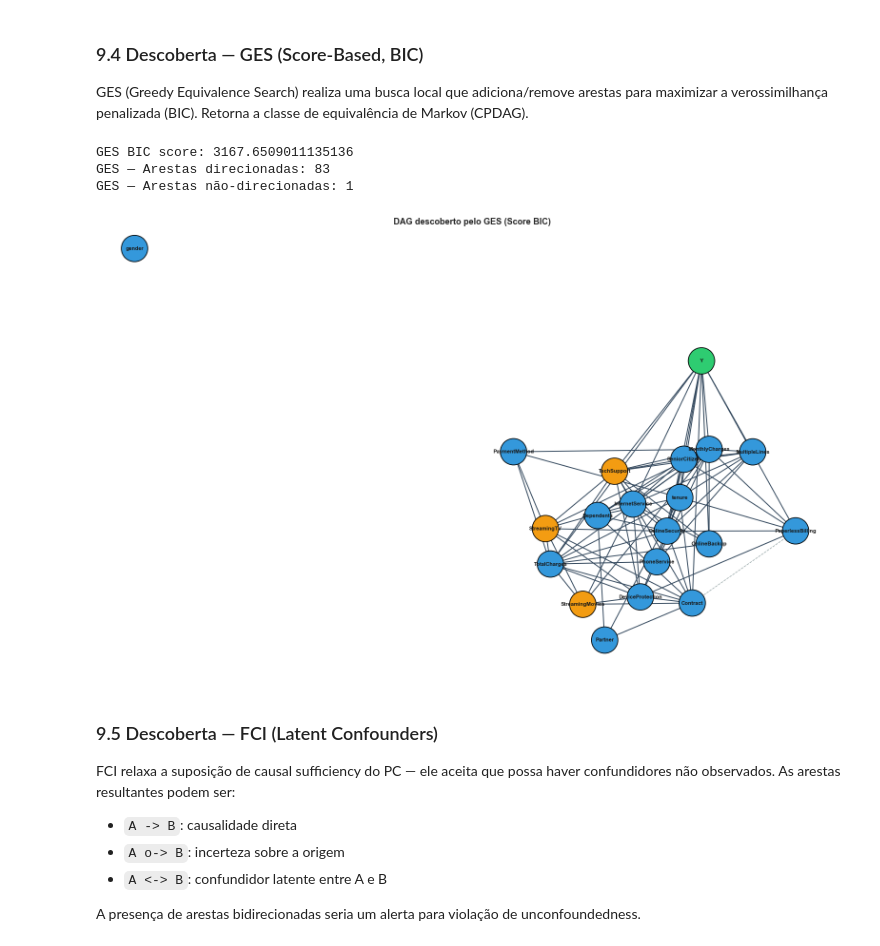
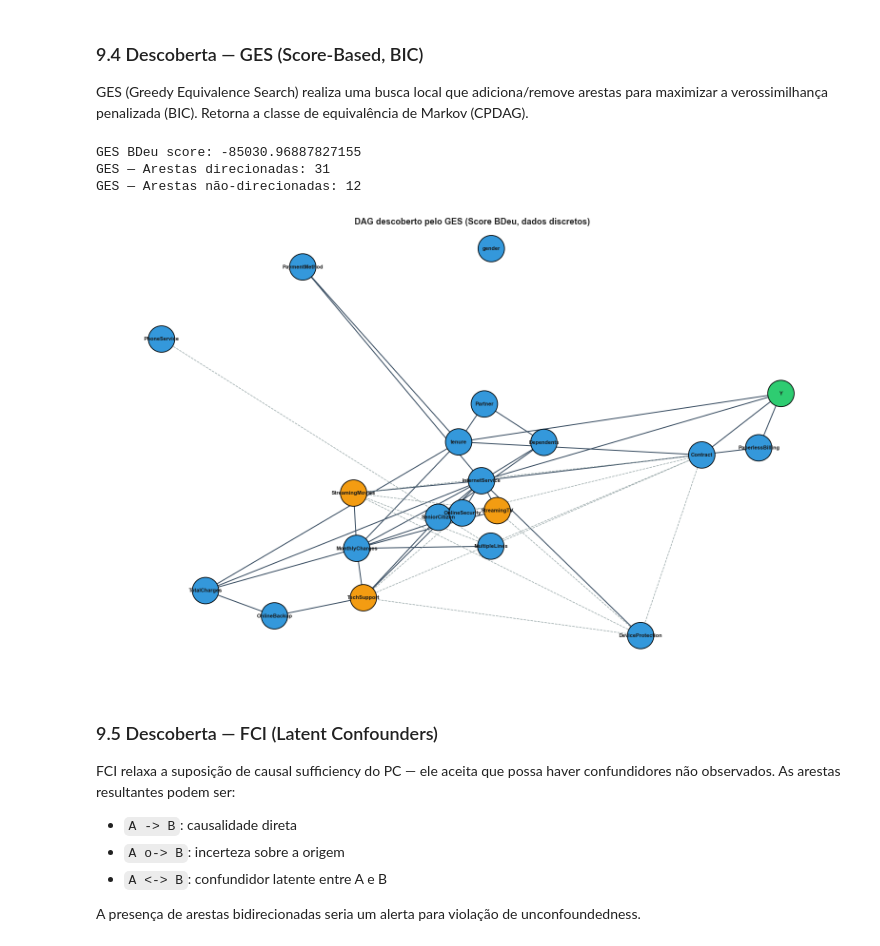
Before and after one commit to tomyt-t/tpcausal, a Jupyter notebook: tpcausal_Lucas.ipynb, the cells around one changed output. Drawn from its saved outputs; the diff is of its cells as text; code cells hidden in the pictures.

```diff
--- a/tpcausal_Lucas.ipynb
+++ b/tpcausal_Lucas.ipynb
@@ -1141,3 +1165,22 @@ Nós (20): ['gender', 'SeniorCitizen', 'Partner', 'Dependents', 'tenure', 'Phone
 | 2 | 1 | 0 | 0 | 0 | -1.236724 | 1 | 0 | 0 | ... |
 | 3 | 1 | 0 | 0 | 0 | 0.514251 | 0 | 1 | 0 | ... |
 | 4 | 0 | 0 | 0 | 0 | -1.236724 | 1 | 0 | 1 | ... |
+# %%
+# 9.1.b — Discretização única para descoberta e scoring (4.1 / 4.2)
+# Algoritmos baseados em teste qui-quadrado (PC/FCI) e score BDeu (GES/pgmpy) exigem dados
+# DISCRETOS. Construímos UMA versão consistente — categóricas em códigos + contínuas em
+# quintis — reaproveitada por todas as etapas (torna os scores BIC/BDeu comparáveis).
+df_disc = df.copy()
+for col in df_disc.select_dtypes(include="object").columns:
+    df_disc[col] = df_disc[col].astype("category").cat.codes
+for col in ["tenure", "MonthlyCharges", "TotalCharges"]:
+    df_disc[col] = pd.qcut(df_disc[col], q=5, labels=False, duplicates="drop").astype(
+        int
+    )
+
+df_disc = df_disc[node_names]  # mesma ordem de colunas que node_names
+data_disc = df_disc.values.astype(int)
+print(
+    f"Dados discretos p/ descoberta e scoring: {data_disc.shape} | "
+    f"níveis máx por variável: {int(data_disc.max()) + 1}"
+)
@@ -1358,24 +1418,25 @@ GES (Greedy Equivalence Search) realiza uma busca local que adiciona/remove ares
 # %%
 from causallearn.search.ScoreBased.GES import ges
 
-ges_result = ges(data_causal, score_func="local_score_BIC")
+# 4.1: dados discretos -> score BDeu (BIC gaussiano não é apropriado para variáveis discretas)
+ges_result = ges(data_disc, score_func="local_score_BDeu")
 G_ges = ges_result["G"]
-print(f"GES BIC score: {ges_result.get('score', 'n/d')}")
+print(f"GES BDeu score: {ges_result.get('score', 'n/d')}")
 
 ges_directed, ges_undirected = extract_edges_from_general_graph(G_ges, node_names)
 print(f"GES — Arestas direcionadas: {len(ges_directed)}")
 print(f"GES — Arestas não-direcionadas: {len(ges_undirected)}")
 
 plot_dag_from_edges(
     ges_directed,
     ges_undirected,
-    "DAG descoberto pelo GES (Score BIC)",
+    "DAG descoberto pelo GES (Score BDeu, dados discretos)",
 )
 # %% [output]
-GES BIC score: 3167.6509011135136
-GES — Arestas direcionadas: 83
-GES — Arestas não-direcionadas: 1
+GES BDeu score: -85030.96887827155
+GES — Arestas direcionadas: 31
+GES — Arestas não-direcionadas: 12
-[figure, old version]
+[figure, new version]
 # %% [markdown]
 ### 9.5 Descoberta — FCI (Latent Confounders)
 
```
Also changed, not shown: parts of 88 cells of this notebook, 3 other files.
